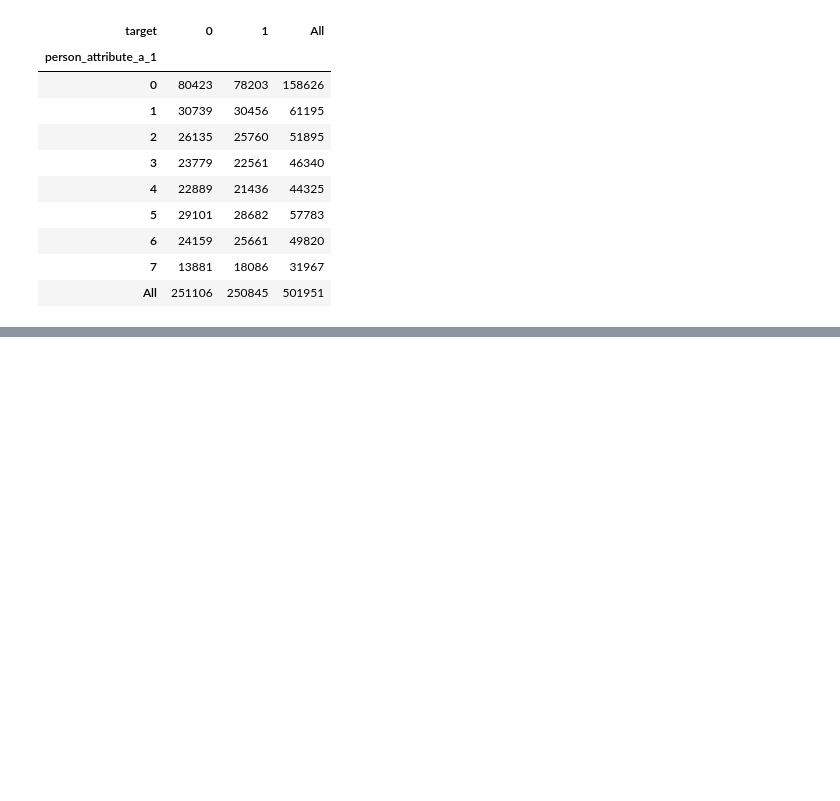
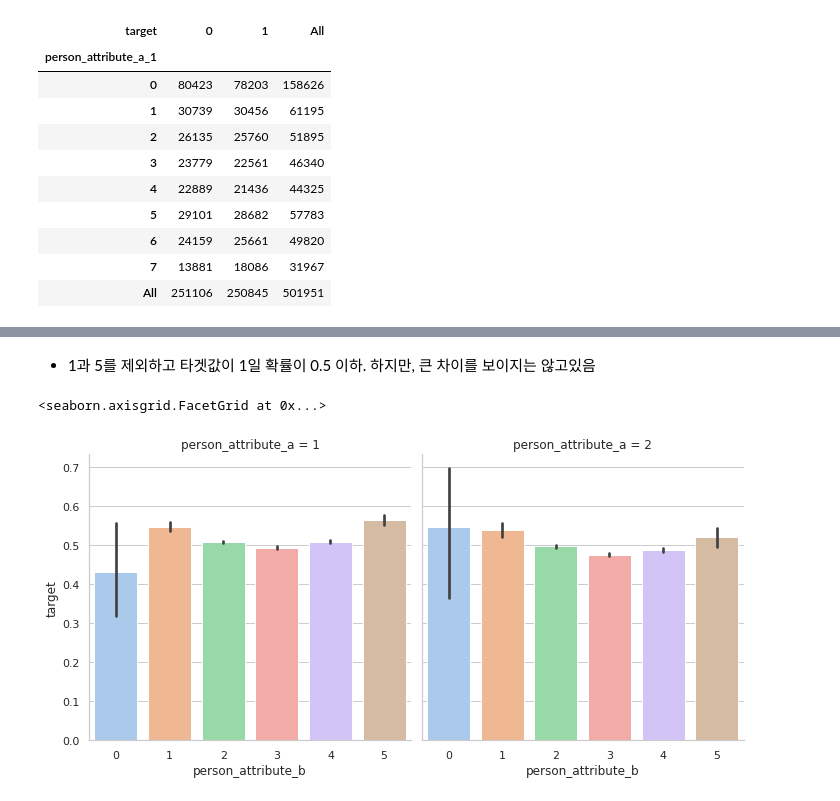
Before and after one commit to doo52oh/Dacon, a Jupyter notebook: 잡케어추천/잡케어추천알고리즘경진대회_EDA_데이터변경.ipynb, the cells around one changed output, grey strips where cells are left out. Drawn from its saved outputs; the diff is of its cells as text; code cells hidden in the pictures; blank space fills up the shorter version.

```diff
--- a/잡케어추천/잡케어추천알고리즘경진대회_EDA_데이터변경.ipynb
+++ b/잡케어추천/잡케어추천알고리즘경진대회_EDA_데이터변경.ipynb
@@ -403,0 +520,7 @@ pd.crosstab(job_data.person_attribute_a_1,job_data.target,margins=True).style.ba
+# %% [markdown]
+* 1과 5를 제외하고 타겟값이 1일 확률이 0.5 이하. 하지만, 큰 차이를 보이지는 않고있음
+# %%
+sns.catplot(x=x, y=y, kind="bar",col="person_attribute_a", data = job_data, palette = "pastel")
+# %% [output]
+<seaborn.axisgrid.FacetGrid at 0x...>
+[figure, added]
```
Also changed, not shown: parts of 44 cells of this notebook.
